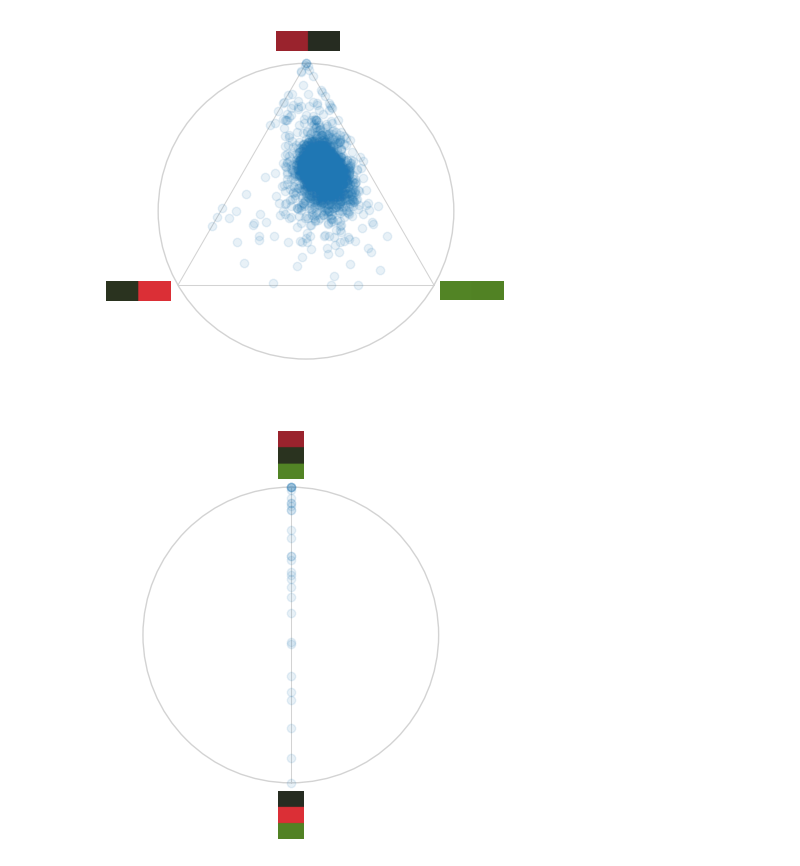
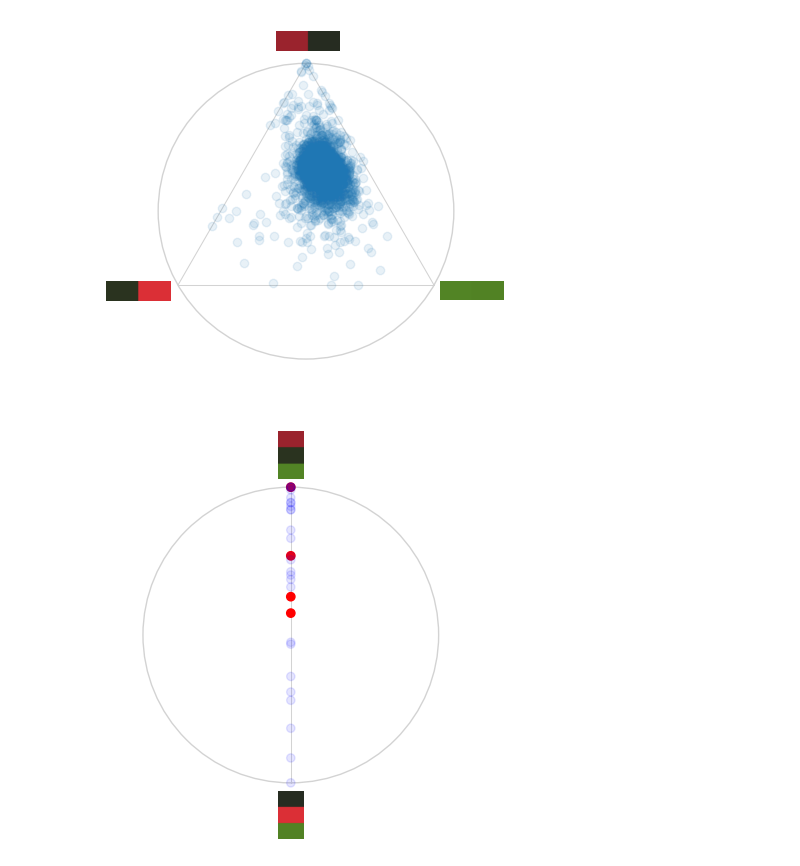
Before and after one commit to aleixalcacer/JA-BIAA, a Jupyter notebook: gen-expression/gen-expression.ipynb, the cells around one changed output. Drawn from its saved outputs; the diff is of its cells as text; code cells hidden in the pictures.

```diff
--- a/gen-expression/gen-expression.ipynb
+++ b/gen-expression/gen-expression.ipynb
@@ -90,20 +102,28 @@ plt.show()
 # %% [output]
 [figure]
 # %%
-arch.simplex(model.gammas_.T, alpha=0.1, arch_labels=[""] * 2)
+c = ["blue"] * 31
+for i in [1, 4, 7, 8]:
+    c[i-1] = "red"
+
+al = [0.1] * 31
+for i in [1, 4, 7, 8]:
+    al[i-1] = 1
+
+arch.simplex(model.gammas_.T, alpha=al, arch_labels=[""] * 2, c=c)
 
 fig = plt.gcf()
 newax = fig.add_axes([0.433, 0.82, 0.1, 0.1], anchor='NE', zorder=1)
 im = plt.imread('results/aarch0.png') # insert local path of the image.
 newax.imshow(im)
 newax.axis('off')
 newax = fig.add_axes([0.433, 0.07, 0.1, 0.1], anchor='NE', zorder=1)
 im = plt.imread('results/aarch1.png') # insert local path of the image.
 newax.imshow(im)
 newax.axis('off')
 
-plt.savefig('results/garch.pdf', format='pdf', bbox_inches='tight')
+# plt.savefig('results/garch.pdf', format='pdf', bbox_inches='tight')
 
 plt.show()
 # %% [output]
-[figure, old version]
+[figure, new version]
```
Also changed, not shown: parts of 4 cells of this notebook, 22 other files.
